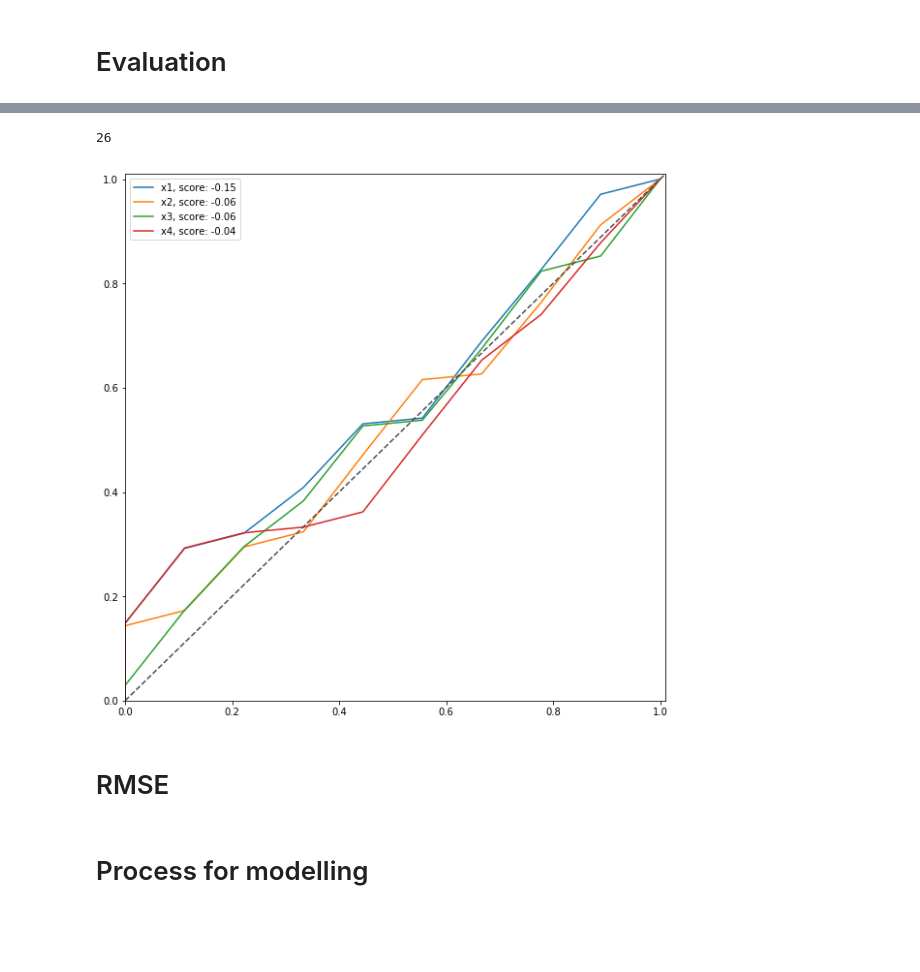
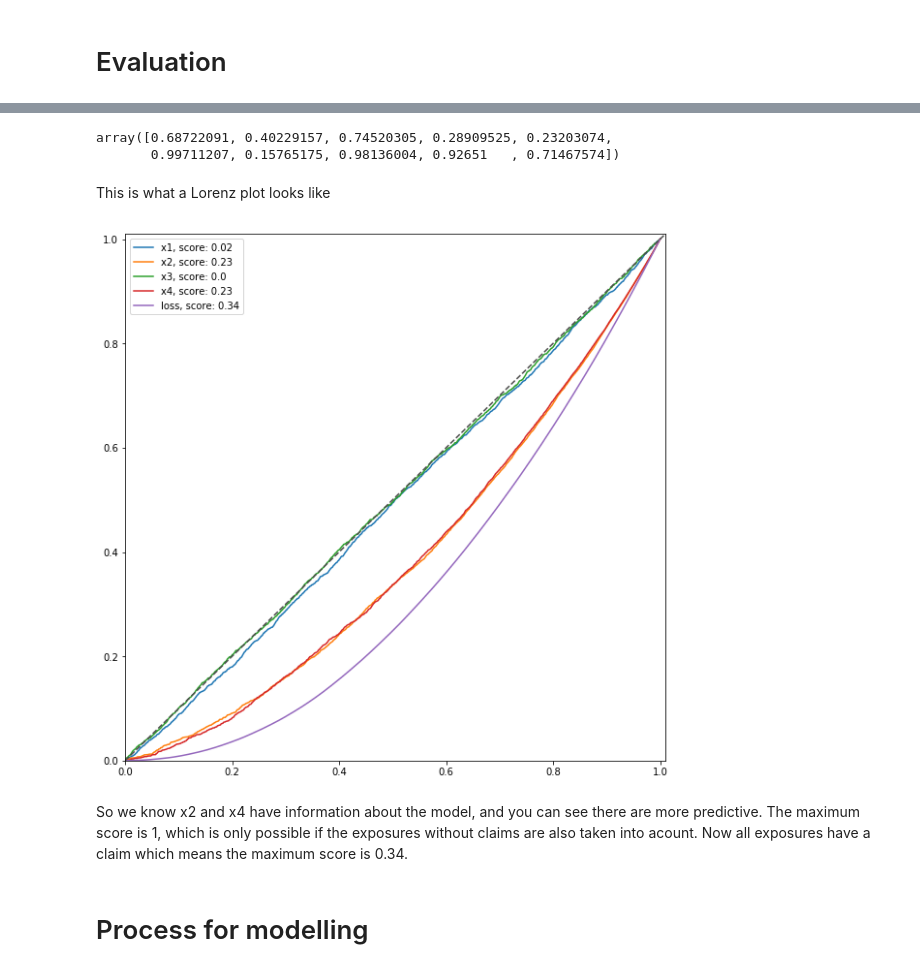
Before and after one commit to WoutAarts/portfolio, a Jupyter notebook: kaggle_insurance.ipynb, the cells around one changed output, grey strips where cells are left out. Saved outputs shown, nothing was run; the diff lists cells and outputs as text; code cells hidden in the pictures; blank space fills up the shorter version.

```diff
--- a/kaggle_insurance.ipynb
+++ b/kaggle_insurance.ipynb
@@ -94,5 +120,6 @@ For some algorithms we need to create dummies from categorical variables, so we
 # %%
 def to_other_cat(df, col, cut_off):
+    """Converts categories below cut off value to other"""
     df = df.copy()
     vc = df[col].value_counts(normalize=1)
     small_category = vc < cut_off
@@ -177,5 +216,7 @@ Hard to determine without context on what the variable represents, might be some
 # %%
 fig, ax = plt.subplots(ncols=2, figsize=(10, 5))
 ax[0].hist(train['loss'], bins=50);
+ax[0].set_title('Loss')
 ax[1].hist(np.log10(train['loss']), bins=50);
+ax[1].set_title('Loss (log transformed)');
 # %% [output]
@@ -238,26 +275,28 @@ thing = pd.DataFrame({
-# %%
-np.random.randint(100)
-# %% [output]
-26
+# %%
+np.random.rand(1,10)[0]
+# %% [output]
+array([0.68722091, 0.40229157, 0.74520305, 0.28909525, 0.23203074,
+       0.99711207, 0.15765175, 0.98136004, 0.92651   , 0.71467574])
 # %%
 thing = pd.DataFrame({
-    'x1': np.random.rand(1,10)[0] * np.random.randint(10000),
-    'x2': np.random.rand(1,10)[0] * np.random.randint(10000),
-    'x3': np.random.rand(1,10)[0] * np.random.randint(10000),
-    'x4': np.random.rand(1,10)[0] * np.random.randint(10000),
-    'loss': np.random.rand(1,10)[0] * np.random.randint(10000)
+    'x1': np.random.rand(1,1000)[0] * np.random.randint(1000),
+    'x2': np.random.rand(1,1000)[0] * np.random.randint(1000),
+    'x3': np.random.rand(1,1000)[0] * np.random.randint(1000),
+    'x4': np.random.rand(1,1000)[0] * np.random.randint(1000),
+    'loss': np.random.rand(1,1000)[0] #* np.random.randint(100)
 #     'loss':np.array([11,3,2,5,66,9,4,5,7,3])
 })
+
+thing['x2'] = thing['x2'] *  thing['loss']
+thing['x4'] = thing['x4'] *  thing['loss']
+# %% [markdown]
+This is what a Lorenz plot looks like
 # %%
-lorenz_plot(
-    thing,
-    ['x1', 'x2', 'x3', 'x4'],
-    'loss'
-)
+lorenz_plot(thing, ['x1', 'x2', 'x3', 'x4', 'loss'], 'loss')
 # %% [output]
-[figure, old version]
+[figure, new version]
-# %% [markdown]
-# RMSE
+# %% [markdown]
+So we know x2 and x4 have information about the model, and you can see there are more predictive. The maximum score is 1, which is only possible if the exposures without claims are also taken into acount. Now all exposures have a claim which means the maximum score is 0.34.
 # %% [markdown]
 # Process for modelling
 # %%
```
Also changed, not shown: parts of 49 cells of this notebook.
